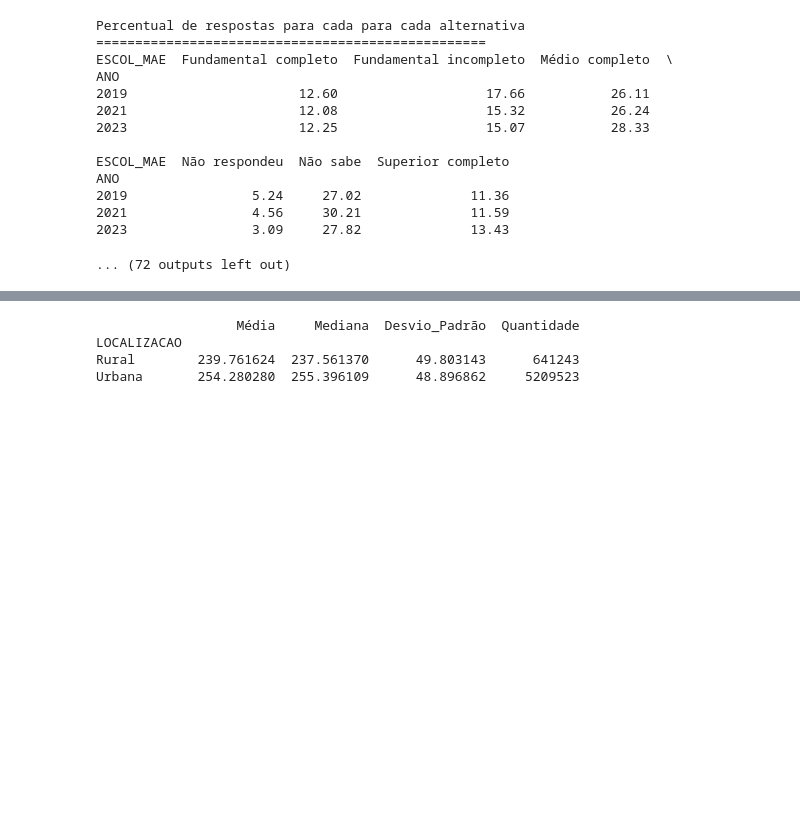
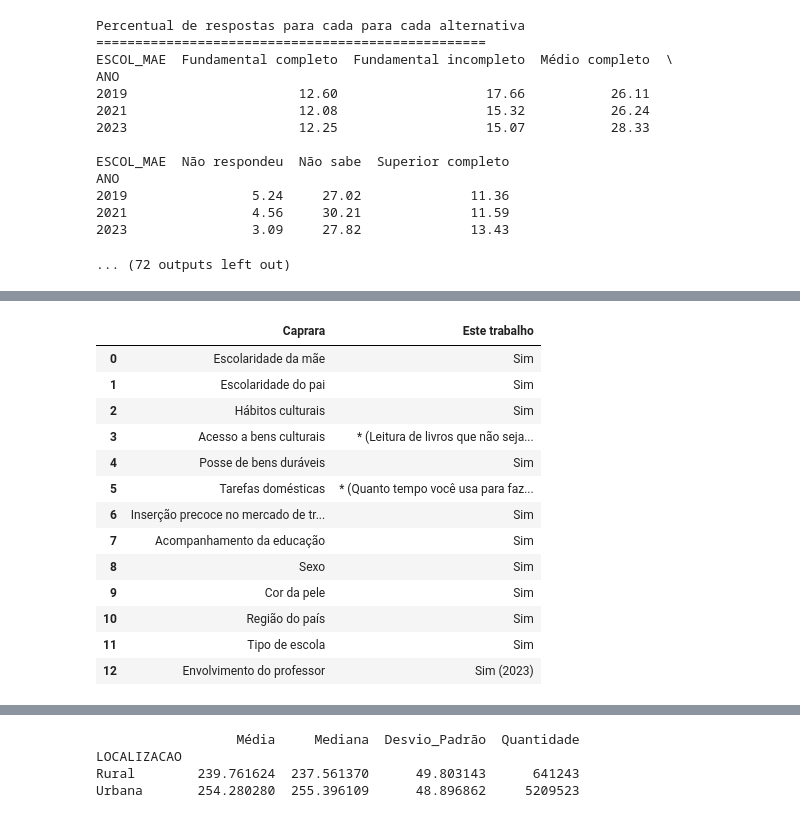
Before and after one commit to emilly788/TCC, a Jupyter notebook: 2. Análise Exploratória dos Dados.ipynb, the cells around one changed output, grey strips where cells are left out. Drawn from its saved outputs; the diff is of its cells as text; code cells hidden in the pictures; blank space fills up the shorter version.

```diff
--- a/2. Análise Exploratória dos Dados.ipynb
+++ b/2. Análise Exploratória dos Dados.ipynb
@@ -216,0 +221,35 @@ Entrando numa etapa mais analítica da pesquisa, agora o objetivo é comparar a
+# %%
+tabela = pd.DataFrame([
+    ["Escolaridade da mãe", "Sim"],
+    ["Escolaridade do pai", "Sim"],
+    ["Hábitos culturais", "Sim"],
+    ["Acesso a bens culturais", " * (Leitura de livros que não sejam das matérias escolares)"],
+    ["Posse de bens duráveis", "Sim"],
+    ["Tarefas domésticas", " * (Quanto tempo você usa para fazer trabalhos domésticos)"],
+    ["Inserção precoce no mercado de trabalho", "Sim"],
+    ["Acompanhamento da educação", "Sim"],
+    ["Sexo", "Sim"],
+    ["Cor da pele", "Sim"],
+    ["Região do país", "Sim"],
+    ["Tipo de escola", "Sim"],
+    ["Envolvimento do professor", "Sim (2023)"]
+], columns=[
+    "Caprara",
+    "Este trabalho"
+])
+tabela
+# %% [output]
+|  | Caprara | Este trabalho |
+| 0 | Escolaridade da mãe | Sim |
+| 1 | Escolaridade do pai | Sim |
+| 2 | Hábitos culturais | Sim |
+| 3 | Acesso a bens culturais | * (Leitura de livros que não seja... |
+| 4 | Posse de bens duráveis | Sim |
+| 5 | Tarefas domésticas | * (Quanto tempo você usa para faz... |
+| 6 | Inserção precoce no mercado de tr... | Sim |
+| 7 | Acompanhamento da educação | Sim |
+| 8 | Sexo | Sim |
+| 9 | Cor da pele | Sim |
+| 10 | Região do país | Sim |
+| 11 | Tipo de escola | Sim |
+| 12 | Envolvimento do professor | Sim (2023) |
```
Also changed, not shown: parts of 24 cells of this notebook.
